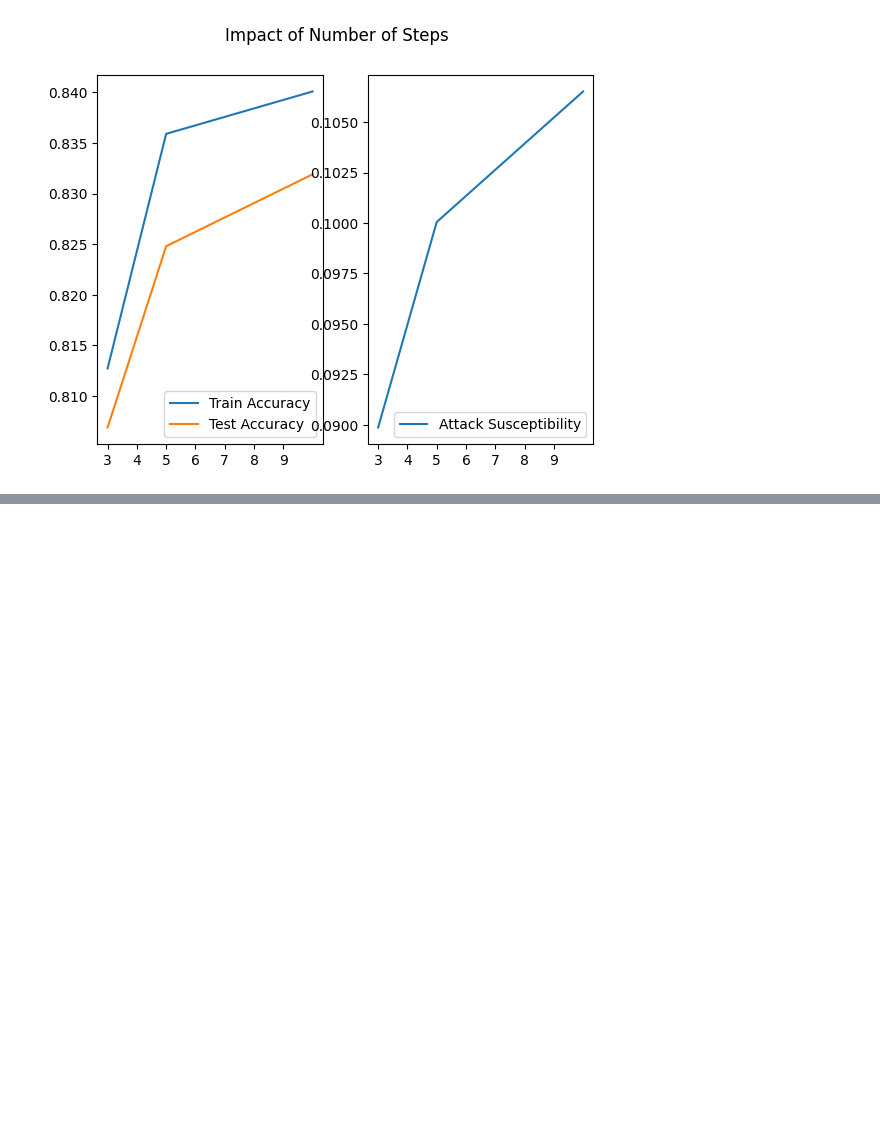
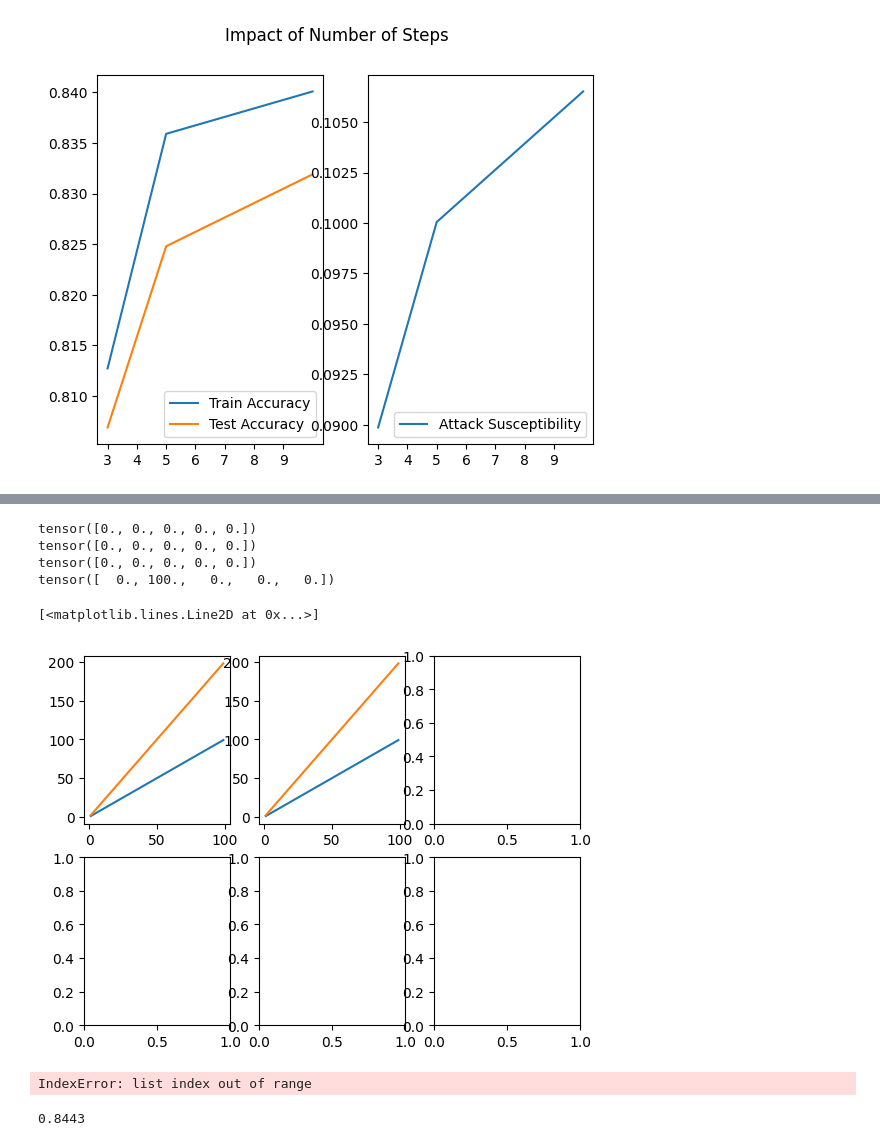
Before and after one commit to suessflorian/biological-neurons, a Jupyter notebook: Baseline Models/Testing Notebook.ipynb, the cells around one changed output, grey strips where cells are left out. Saved outputs shown, nothing was run; the diff lists cells and outputs as text; code cells hidden in the pictures; blank space fills up the shorter version.

```diff
--- a/Baseline Models/Testing Notebook.ipynb
+++ b/Baseline Models/Testing Notebook.ipynb
@@ -308,0 +354,20 @@ plt.show()
+# %%
+for row in results[2]:
+    print(row)
+# %% [output]
+tensor([0., 0., 0., 0., 0.])
+tensor([0., 0., 0., 0., 0.])
+tensor([0., 0., 0., 0., 0.])
+tensor([  0., 100.,   0.,   0.,   0.])
+# %%
+import matplotlib.pyplot as plt
+
+fig, axs = plt.subplots(2,3)
+x = torch.arange(1, 100)
+axs[0,0].plot(x, x)
+axs[0,0].plot(x, x*2)
+axs[0,1].plot(x, x)
+axs[0,1].plot(x, x*2)
+# %% [output]
+[<matplotlib.lines.Line2D at 0x...>]
+[figure, added]
@@ -308,0 +459,24 @@ plt.show()
+# %%
+optimizer = torch.optim.SGD(model.parameters(), lr = 0.01)
+for epoch in range(5):
+    for images, labels in train_loader:
+        predictions = model(images)
+
+        loss = F.cross_entropy(predictions, labels)
+        optimizer.zero_grad()
+        loss.backward()
+        optimizer.step()
+# %% [output]
+IndexError: list index out of range
+# %%
+with torch.no_grad():
+    model.eval()
+    total = 0
+    correct = 0
+    for images, labels in test_loader:
+        predictions = model(images).argmax(dim = -1)
+        correct += (predictions == labels).sum().item()
+        total += len(labels)
+    print(correct / total)
+# %% [output]
+0.8443
```
Also changed, not shown: parts of 8 cells of this notebook, 7 other files.
